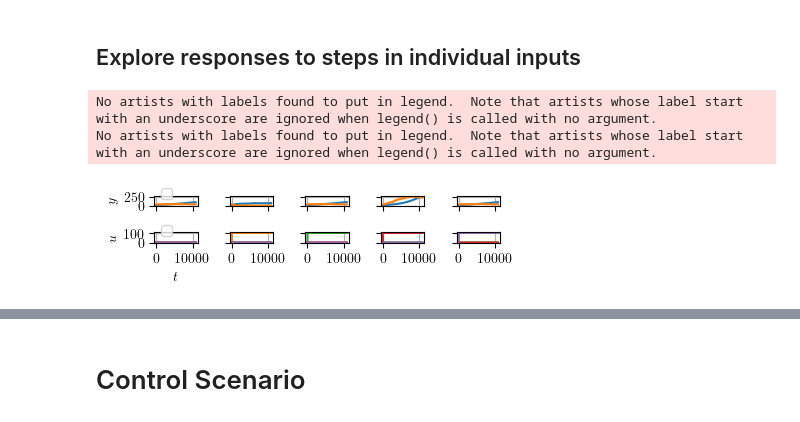
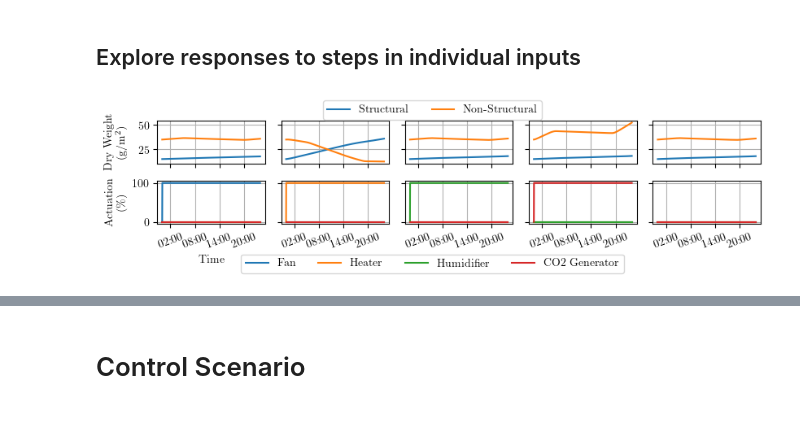
Before and after one commit to MarekWadinger/ecompc-greenhouse-platform, a Jupyter notebook: greenhouse_model.ipynb, the cells around one changed output, grey strips where cells are left out. Saved outputs shown, nothing was run; the diff lists cells and outputs as text; code cells hidden in the pictures.

```diff
--- a/greenhouse_model.ipynb
+++ b/greenhouse_model.ipynb
@@ -62,7 +63,7 @@ N = 5  # number of control intervals
 # %%
 # Paths
 filepath = "examples/"
-start_date = pd.Timestamp.now()
+start_date = pd.Timestamp(2024, 10, 11)
 date_tag = f"{start_date.strftime("%Y-%m-%d")}_{(start_date + pd.Timedelta(days=15)).strftime("%Y-%m-%d")}-{dt}s"
 # %%
 x0 = x_init.copy()
@@ -70,8 +71,8 @@ x0 = x_init.copy()
 u_min = [0.0] * len(gh_model.active_actuators)
 u_max = [100.0] * len(gh_model.active_actuators)
 
-y_label = [r"$x_{\mathrm{sdw}}$", r"$x_{\mathrm{nsdw}}$"]
-u_label = [*gh_model.active_actuators.keys()]
+y_legend = ["Structural", "Non-Structural"]
+u_legend = [*gh_model.active_actuators.keys()]
 colors = ["tab:blue", "tab:orange", "tab:green", "tab:red", "tab:purple"]
 # %% [markdown]
 # Get Weather Data
@@ -133,71 +134,93 @@ plt.show()
 ## Explore responses to steps in individual inputs
 # %%
 # [donotremove]
-u_min_ = [0.0] + u_min.copy()
-u_max_ = [0.0] + [100.0] * len(gh_model.active_actuators)
+ncols = len(u_max) + 1
 fig, axs = plt.subplots(
     nrows=2,
-    ncols=len(u_max_),
+    ncols=ncols,
     sharex=True,
     sharey="row",
-    figsize=set_size(width="ieee", subplots=(2, len(u_max_))),
+    figsize=set_size(width="ieee_full", subplots=(2, ncols)),
 )
 greenhouse_model = partial(gh_model.model, climate=climate.values)
 _greenhouse_model = partial(gh_model._model, climate=climate.values)
 
-for u_idx in range(len(u_max_)):
-    u_max__ = u_min_.copy()
-    u_max__[u_idx] = u_max_[u_idx]
-    u = partial(gen_step, u_min=u_min_, u_max=u_max__)
+sim_time_ = 86400 // dt
+timestamps = pd.date_range(
+    start=start_date, periods=sim_time_, freq=pd.Timedelta(seconds=dt)
+)
+
+for u_idx in range(ncols):
+    u_max_ = u_min.copy()
+    if len(u_max) > u_idx:
+        u_max_[u_idx] = u_max[u_idx]
+    u = partial(gen_step, u_min=u_min, u_max=u_max_)
     t_out, y_out, u_out = simulate(
         greenhouse_model,
         u=u,  # type: ignore
-        sim_time=len(climate),
+        sim_time=sim_time_,
         t_s=dt,
         x0=x0,  # type: ignore
     )
     plot_response(
-        t_out,
+        timestamps,
         y_out[:, -2:],
         u_out,
         axs_=axs[:, u_idx],
-        y_label=y_label,
-        u_label=u_label,
+        y_legend=y_legend if u_idx == 0 else None,
+        u_legend=u_legend if u_idx == 0 else None,
     )
 
     xs = []
     for i, (x, u) in enumerate(zip(y_out, u_out)):
         _, x_ = _greenhouse_model(i * dt, tuple(x), tuple(u))
         xs.append(x_)
-    df = pd.DataFrame(xs, index=t_out).select_dtypes(include=["float"])
+    df = pd.DataFrame(xs, index=timestamps).select_dtypes(include=["float"])
 
     if u_idx == 0:
         # Plot response
         fig_states, axs_states = plt.subplots(
             nrows=len(df.columns),
-            ncols=len(u_max_),
+            ncols=ncols,
             figsize=set_size(
-                width="ieee", subplots=(len(df.columns), len(u_max_))
+                width="ieee_full", subplots=(len(df.columns), ncols)
             ),
             sharex=True,
             sharey="row",
         )
 
     plot_states(df, axs_states[:, u_idx], set_ylabel=(u_idx == 0))
 
-axs[0, 0].set_ylabel("$y$")
-axs[0, 0].legend()
-axs[1, 0].set_xlabel("$t$")
-axs[1, 0].set_ylabel("$u$")
-axs[1, 0].legend()
+axs[0, 0].set_ylabel("Dry Weight\n(g/m$^2$)")
+axs[1, 0].set_xlabel("Time")
+axs[1, 0].set_ylabel("Actuation\n(\\%)")
+
+xformatter = mdates.DateFormatter("%H:%M")
+
+for ax in axs[1, :]:
+    ax.xaxis.set_major_locator(mdates.HourLocator(interval=6))
+    ax.tick_params(axis="x", rotation=20)
+    ax.xaxis.set_major_formatter(xformatter)
+
+
+lines_labels = [ax.get_legend_handles_labels() for ax in axs[0, :]]
+lines, labels = (sum(lol, []) for lol in zip(*lines_labels))
+fig.legend(
+    lines,
+    labels,
+    loc="upper center",
+    bbox_to_anchor=(0.5, 1.1),
+    ncol=len(y_legend),
+)
+lines_labels = [ax.get_legend_handles_labels() for ax in axs[1, :]]
+lines, labels = (sum(lol, []) for lol in zip(*lines_labels))
+fig.legend(lines, labels, loc="lower center", ncol=len(u_legend))
+fig.align_labels(axs[:, 0])
+fig.tight_layout(pad=0.1)
+fig.savefig(f"{filepath}results/step_response-outputs-{date_tag}.pdf")
 
 fig_states.align_ylabels(axs_states[:, 0])
 fig_states.tight_layout()
 fig_states.savefig(f"{filepath}results/step_response-states-{date_tag}.pdf")
-fig.align_ylabels(axs[:, 0])
-fig.tight_layout()
-fig.savefig(f"{filepath}results/step_response-outputs-{date_tag}.pdf")
 # %% [output]
-No artists with labels found to put in legend.  Note that artists whose label start with an underscore are ignored when legend() is called with no argument.
-No artists with labels found to put in legend.  Note that artists whose label start with an underscore are ignored when legend() is called with no argument.
-[figure, old version]
+[figure, new version]
```
Also changed, not shown: parts of 22 cells of this notebook.
